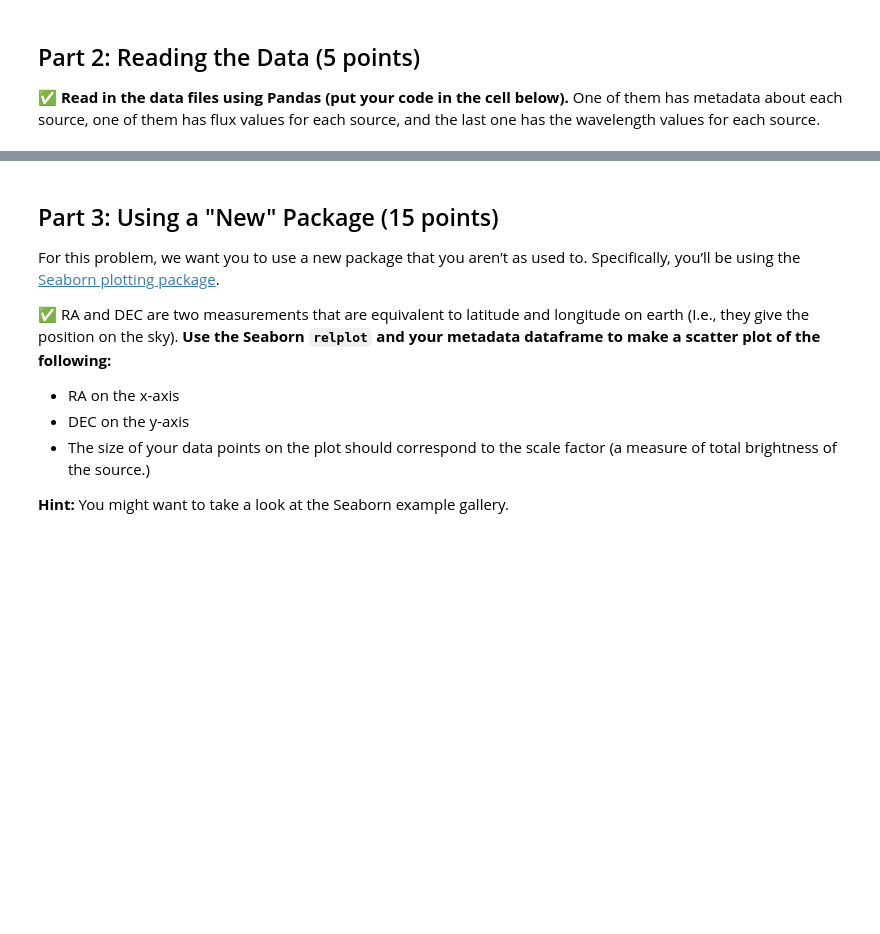
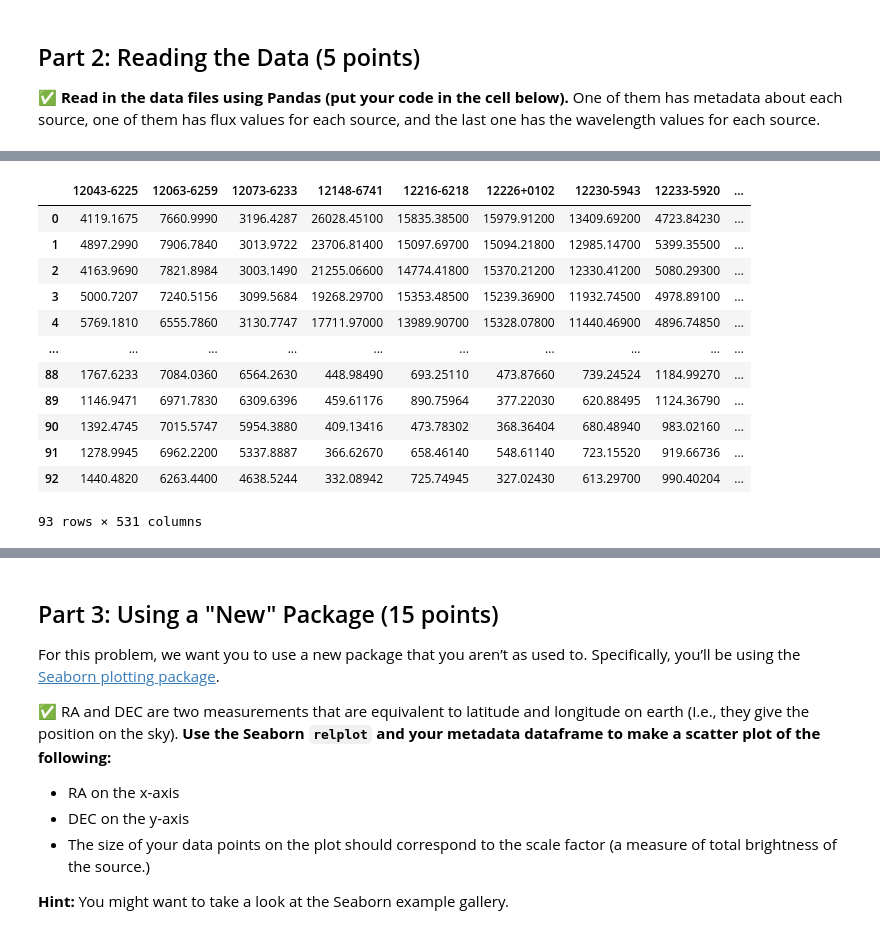
Before and after one commit to amantham20/CMSE202-s23-turnin, a Jupyter notebook: midterm/CMSE202_Midterm_Sect02_STUDENT.ipynb, the cells around one changed output, grey strips where cells are left out. Saved outputs shown, nothing was run; the diff lists cells and outputs as text; code cells hidden in the pictures; blank space fills up the shorter version.

```diff
--- a/midterm/CMSE202_Midterm_Sect02_STUDENT.ipynb
+++ b/midterm/CMSE202_Midterm_Sect02_STUDENT.ipynb
@@ -83,0 +106,16 @@ First, let’s get our data files.
+# %%
+flux_values
+# %% [output]
+|  | 12043-6225 | 12063-6259 | 12073-6233 | 12148-6741 | 12216-6218 | 12226+0102 | 12230-5943 | 12233-5920 | ... |
+| 0 | 4119.1675 | 7660.9990 | 3196.4287 | 26028.45100 | 15835.38500 | 15979.91200 | 13409.69200 | 4723.84230 | ... |
+| 1 | 4897.2990 | 7906.7840 | 3013.9722 | 23706.81400 | 15097.69700 | 15094.21800 | 12985.14700 | 5399.35500 | ... |
+| 2 | 4163.9690 | 7821.8984 | 3003.1490 | 21255.06600 | 14774.41800 | 15370.21200 | 12330.41200 | 5080.29300 | ... |
+| 3 | 5000.7207 | 7240.5156 | 3099.5684 | 19268.29700 | 15353.48500 | 15239.36900 | 11932.74500 | 4978.89100 | ... |
+| 4 | 5769.1810 | 6555.7860 | 3130.7747 | 17711.97000 | 13989.90700 | 15328.07800 | 11440.46900 | 4896.74850 | ... |
+| ... | ... | ... | ... | ... | ... | ... | ... | ... | ... |
+| 88 | 1767.6233 | 7084.0360 | 6564.2630 | 448.98490 | 693.25110 | 473.87660 | 739.24524 | 1184.99270 | ... |
+| 89 | 1146.9471 | 6971.7830 | 6309.6396 | 459.61176 | 890.75964 | 377.22030 | 620.88495 | 1124.36790 | ... |
+| 90 | 1392.4745 | 7015.5747 | 5954.3880 | 409.13416 | 473.78302 | 368.36404 | 680.48940 | 983.02160 | ... |
+| 91 | 1278.9945 | 6962.2200 | 5337.8887 | 366.62670 | 658.46140 | 548.61140 | 723.15520 | 919.66736 | ... |
+| 92 | 1440.4820 | 6263.4400 | 4638.5244 | 332.08942 | 725.74945 | 327.02430 | 613.29700 | 990.40204 | ... |
+93 rows × 531 columns
```
Also changed, not shown: parts of 6 cells of this notebook.
